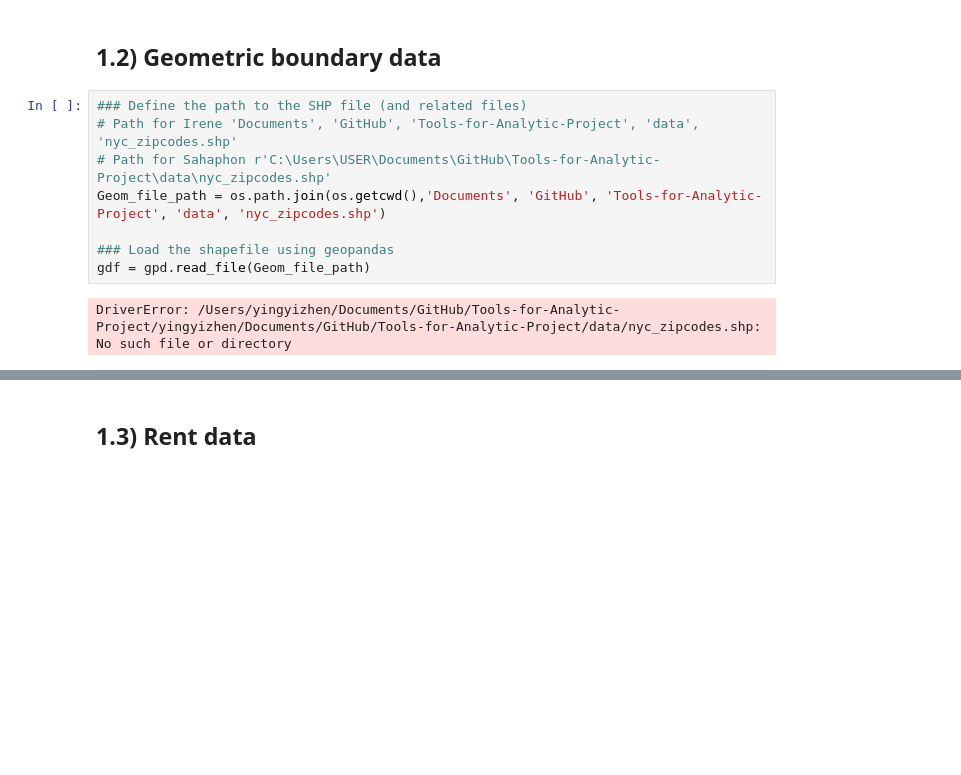
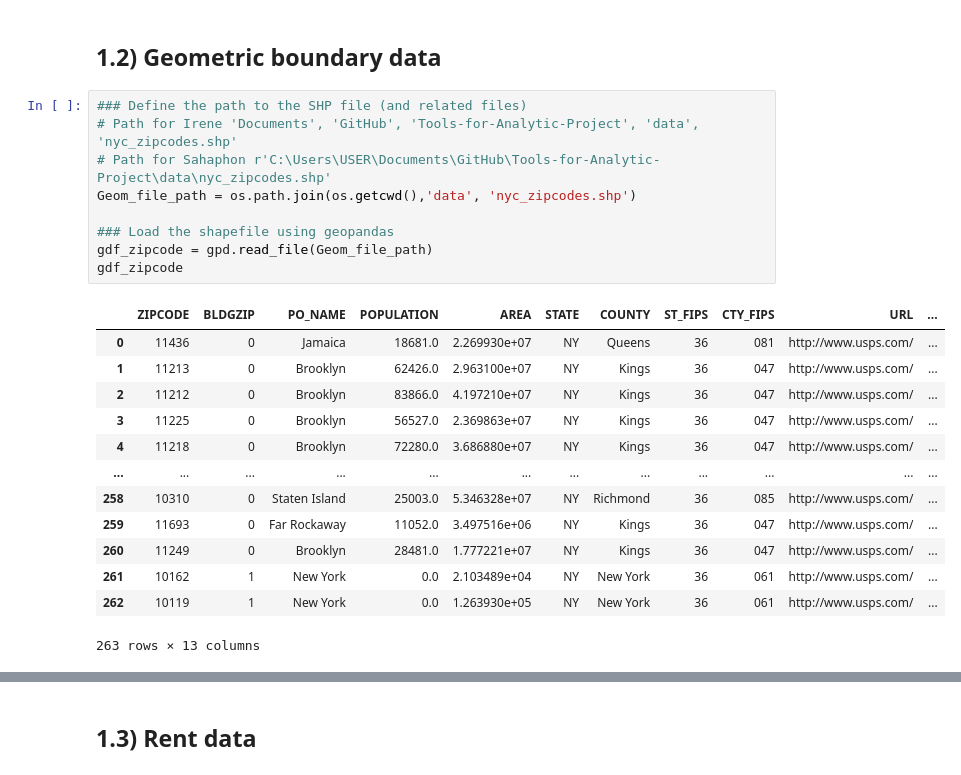
Before and after one commit to sv2744/Tools-for-Analytic-Project, a Jupyter notebook: Final Project.ipynb, the cells around one changed output, grey strips where cells are left out. Drawn from its saved outputs; the diff is of its cells as text; blank space fills up the shorter version.

```diff
--- a/Final Project.ipynb
+++ b/Final Project.ipynb
@@ -80,10 +111,23 @@ gdf_tree = gpd.GeoDataFrame.from_features(raw_data_tree['features'])
 # %%
 ### Define the path to the SHP file (and related files)
 # Path for Irene 'Documents', 'GitHub', 'Tools-for-Analytic-Project', 'data', 'nyc_zipcodes.shp'
 # Path for Sahaphon r'C:\Users\USER\Documents\GitHub\Tools-for-Analytic-Project\data\nyc_zipcodes.shp'
-Geom_file_path = os.path.join(os.getcwd(),'Documents', 'GitHub', 'Tools-for-Analytic-Project', 'data', 'nyc_zipcodes.shp')
+Geom_file_path = os.path.join(os.getcwd(),'data', 'nyc_zipcodes.shp')
 
 ### Load the shapefile using geopandas
-gdf = gpd.read_file(Geom_file_path)
+gdf_zipcode = gpd.read_file(Geom_file_path)
+gdf_zipcode
 # %% [output]
+|  | ZIPCODE | BLDGZIP | PO_NAME | POPULATION | AREA | STATE | COUNTY | ST_FIPS | CTY_FIPS | URL | ... |
+| 0 | 11436 | 0 | Jamaica | 18681.0 | 2.269930e+07 | NY | Queens | 36 | 081 | http://www.usps.com/ | ... |
+| 1 | 11213 | 0 | Brooklyn | 62426.0 | 2.963100e+07 | NY | Kings | 36 | 047 | http://www.usps.com/ | ... |
+| 2 | 11212 | 0 | Brooklyn | 83866.0 | 4.197210e+07 | NY | Kings | 36 | 047 | http://www.usps.com/ | ... |
+| 3 | 11225 | 0 | Brooklyn | 56527.0 | 2.369863e+07 | NY | Kings | 36 | 047 | http://www.usps.com/ | ... |
+| 4 | 11218 | 0 | Brooklyn | 72280.0 | 3.686880e+07 | NY | Kings | 36 | 047 | http://www.usps.com/ | ... |
+| ... | ... | ... | ... | ... | ... | ... | ... | ... | ... | ... | ... |
+| 258 | 10310 | 0 | Staten Island | 25003.0 | 5.346328e+07 | NY | Richmond | 36 | 085 | http://www.usps.com/ | ... |
+| 259 | 11693 | 0 | Far Rockaway | 11052.0 | 3.497516e+06 | NY | Kings | 36 | 047 | http://www.usps.com/ | ... |
+| 260 | 11249 | 0 | Brooklyn | 28481.0 | 1.777221e+07 | NY | Kings | 36 | 047 | http://www.usps.com/ | ... |
+| 261 | 10162 | 1 | New York | 0.0 | 2.103489e+04 | NY | New York | 36 | 061 | http://www.usps.com/ | ... |
+| 262 | 10119 | 1 | New York | 0.0 | 1.263930e+05 | NY | New York | 36 | 061 | http://www.usps.com/ | ... |
-DriverError: /Users/yingyizhen/Documents/GitHub/Tools-for-Analytic-Project/yingyizhen/Documents/GitHub/Tools-for-Analytic-Project/data/nyc_zipcodes.shp: No such file or directory
+263 rows × 13 columns
```
Also changed, not shown: parts of 12 cells of this notebook, 1 other file.
